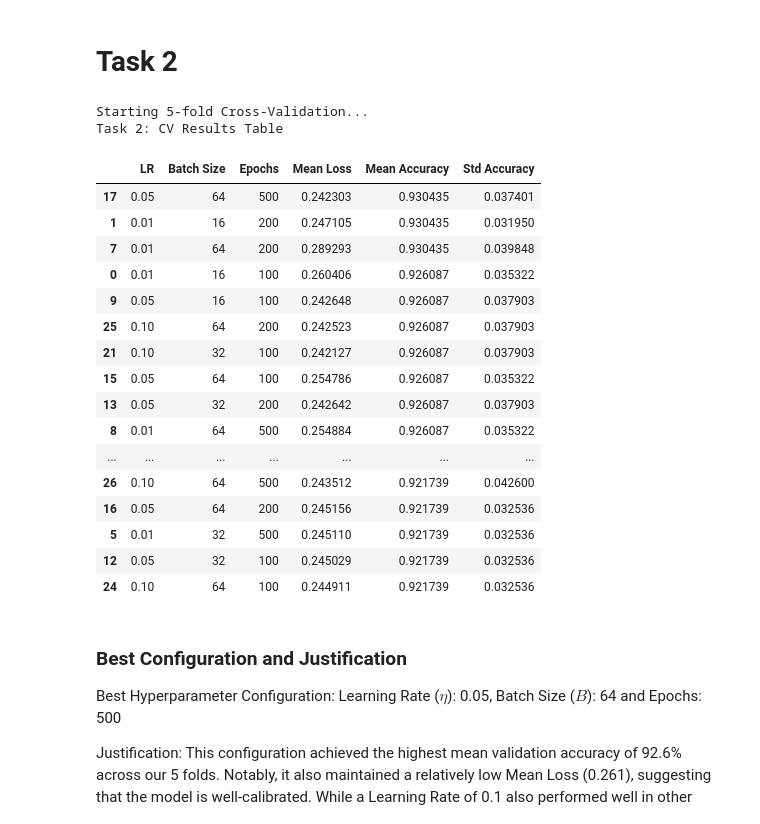
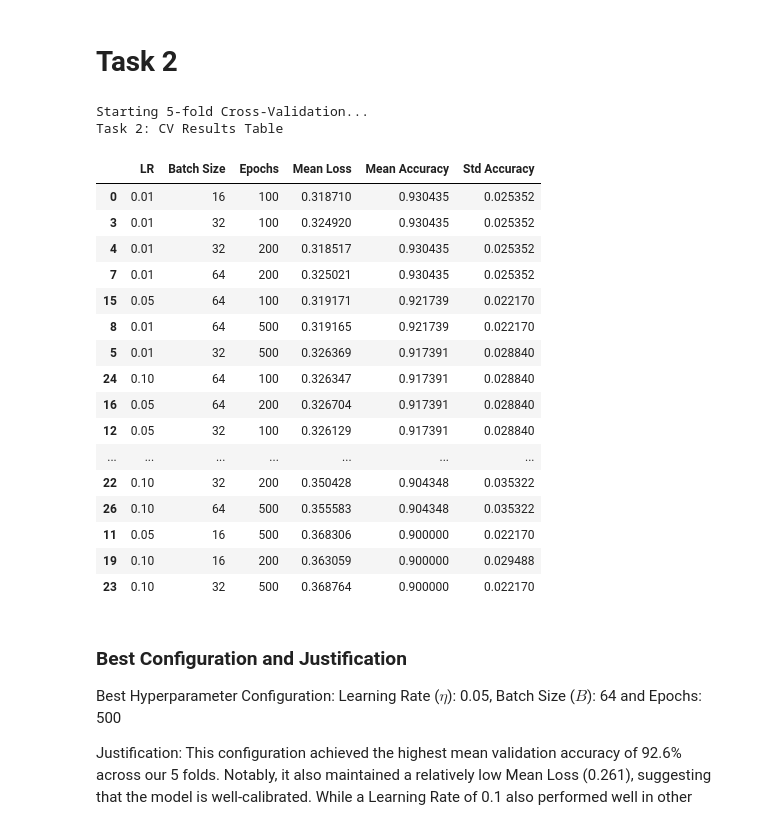
Before and after one commit to jacktheplant/assignment_2, a Jupyter notebook: assignment2.ipynb, the cells around one changed output. Cells and saved outputs as stored; diff of their text form; code cells hidden in the pictures.

```diff
--- a/assignment2.ipynb
+++ b/assignment2.ipynb
@@ -156,7 +156,12 @@ Name: proportion, dtype: float64
 # Pre-Processing
 # %%
 # Apply standardization
+
+# save a raw copy for cross validation later:
+X_train_raw = X_train.values.copy()
+
 # Calculate mean and std from training data only
+
 train_mean = X_train.mean()
 train_std = X_train.std()
 
@@ -434,56 +439,71 @@ for lr in learning_rates:
                 val_idx = folds[i]
                 train_idx = np.concatenate([folds[j] for j in range(K) if j != i])
 
-                x_cv_train, y_cv_train = X_train[train_idx], y_train[train_idx]
-                x_cv_val, y_cv_val = X_train[val_idx], y_train[val_idx]
+                # to prevent data leakage, the mean and std of each fold should be computed
+                # per fold, so here we copy over the raw training data from before
+
+                # basically we don't want the data from the validation fold to influence
+                # the mean/std of the
+                x_cv_train_raw = X_train_raw[train_idx]
+                y_cv_train = y_train[train_idx]
+
+                x_cv_val_raw = X_train_raw[val_idx]
+                y_cv_val = y_train[val_idx]
+
+                fold_mean = x_cv_train_raw.mean(axis=0)
+                fold_std = x_cv_train_raw.std(axis=0)
+
+                # Scale both folds using the TRAIN fold's parameters
+                x_cv_train = (x_cv_train_raw - fold_mean) / fold_std
+                x_cv_val= (x_cv_val_raw - fold_mean) / fold_std
 
                 # Initialize and train model (using fixed lambda=0.001)
                 model = LogisticRegressionSGD(learning_rate=lr, epochs=epochs, batch_size=b, reg_lambda=0.001)
                 model.fit(x_cv_train, y_cv_train)
 
                 # We need to add the bias column to validation set for testing
                 x_cv_val_wb = np.column_stack([np.ones(len(x_cv_val)), x_cv_val])
                 loss = model.compute_cross_entropy_loss(x_cv_val_wb, y_cv_val)
                 preds = (model.sigmoid(np.dot(x_cv_val_wb, model.w)) >= 0.5).astype(int)
                 acc = np.mean(preds == y_cv_val)
 
                 fold_losses.append(loss)
                 fold_accuracies.append(acc)
 
             # Record average results for this hyperparameter setting
             results_list.append({
                 'LR': lr,
                 'Batch Size': b,
                 'Epochs': epochs,
                 'Mean Loss': np.mean(fold_losses),
                 'Mean Accuracy': np.mean(fold_accuracies),
                 'Std Accuracy': np.std(fold_accuracies)
             })
 
 # Convert to DataFrame
 cv_results_df = pd.DataFrame(results_list)
 print("Task 2: CV Results Table")
 cv_results_df.sort_values(by='Mean Accuracy', ascending=False)
 # %% [output]
 Starting 5-fold Cross-Validation...
 Task 2: CV Results Table
 |  | LR | Batch Size | Epochs | Mean Loss | Mean Accuracy | Std Accuracy |
-| 17 | 0.05 | 64 | 500 | 0.242303 | 0.930435 | 0.037401 |
-| 1 | 0.01 | 16 | 200 | 0.247105 | 0.930435 | 0.031950 |
-| 7 | 0.01 | 64 | 200 | 0.289293 | 0.930435 | 0.039848 |
-| 0 | 0.01 | 16 | 100 | 0.260406 | 0.926087 | 0.035322 |
-| 9 | 0.05 | 16 | 100 | 0.242648 | 0.926087 | 0.037903 |
-| 25 | 0.10 | 64 | 200 | 0.242523 | 0.926087 | 0.037903 |
-| 21 | 0.10 | 32 | 100 | 0.242127 | 0.926087 | 0.037903 |
-| 15 | 0.05 | 64 | 100 | 0.254786 | 0.926087 | 0.035322 |
-| 13 | 0.05 | 32 | 200 | 0.242642 | 0.926087 | 0.037903 |
-| 8 | 0.01 | 64 | 500 | 0.254884 | 0.926087 | 0.035322 |
+| 0 | 0.01 | 16 | 100 | 0.318710 | 0.930435 | 0.025352 |
+| 3 | 0.01 | 32 | 100 | 0.324920 | 0.930435 | 0.025352 |
+| 4 | 0.01 | 32 | 200 | 0.318517 | 0.930435 | 0.025352 |
+| 7 | 0.01 | 64 | 200 | 0.325021 | 0.930435 | 0.025352 |
+| 15 | 0.05 | 64 | 100 | 0.319171 | 0.921739 | 0.022170 |
+| 8 | 0.01 | 64 | 500 | 0.319165 | 0.921739 | 0.022170 |
+| 5 | 0.01 | 32 | 500 | 0.326369 | 0.917391 | 0.028840 |
+| 24 | 0.10 | 64 | 100 | 0.326347 | 0.917391 | 0.028840 |
+| 16 | 0.05 | 64 | 200 | 0.326704 | 0.917391 | 0.028840 |
+| 12 | 0.05 | 32 | 100 | 0.326129 | 0.917391 | 0.028840 |
 | ... | ... | ... | ... | ... | ... | ... |
-| 26 | 0.10 | 64 | 500 | 0.243512 | 0.921739 | 0.042600 |
-| 16 | 0.05 | 64 | 200 | 0.245156 | 0.921739 | 0.032536 |
-| 5 | 0.01 | 32 | 500 | 0.245110 | 0.921739 | 0.032536 |
-| 12 | 0.05 | 32 | 100 | 0.245029 | 0.921739 | 0.032536 |
-| 24 | 0.10 | 64 | 100 | 0.244911 | 0.921739 | 0.032536 |
+| 22 | 0.10 | 32 | 200 | 0.350428 | 0.904348 | 0.035322 |
+| 26 | 0.10 | 64 | 500 | 0.355583 | 0.904348 | 0.035322 |
+| 11 | 0.05 | 16 | 500 | 0.368306 | 0.900000 | 0.022170 |
+| 19 | 0.10 | 16 | 200 | 0.363059 | 0.900000 | 0.029488 |
+| 23 | 0.10 | 32 | 500 | 0.368764 | 0.900000 | 0.022170 |
 # %% [markdown]
  ### Best Configuration and Justification
 
```
Also changed, not shown: parts of 4 cells of this notebook.
